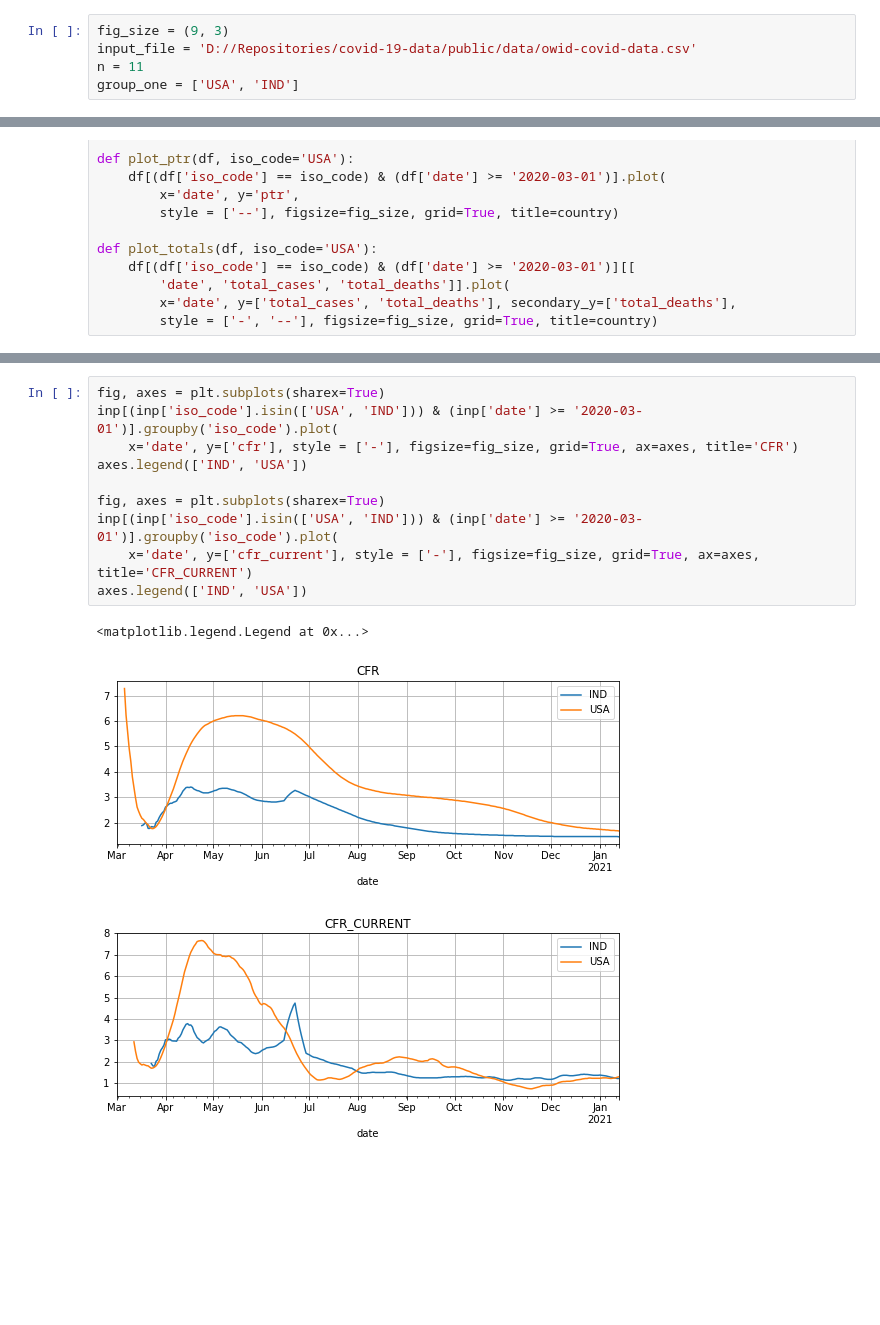
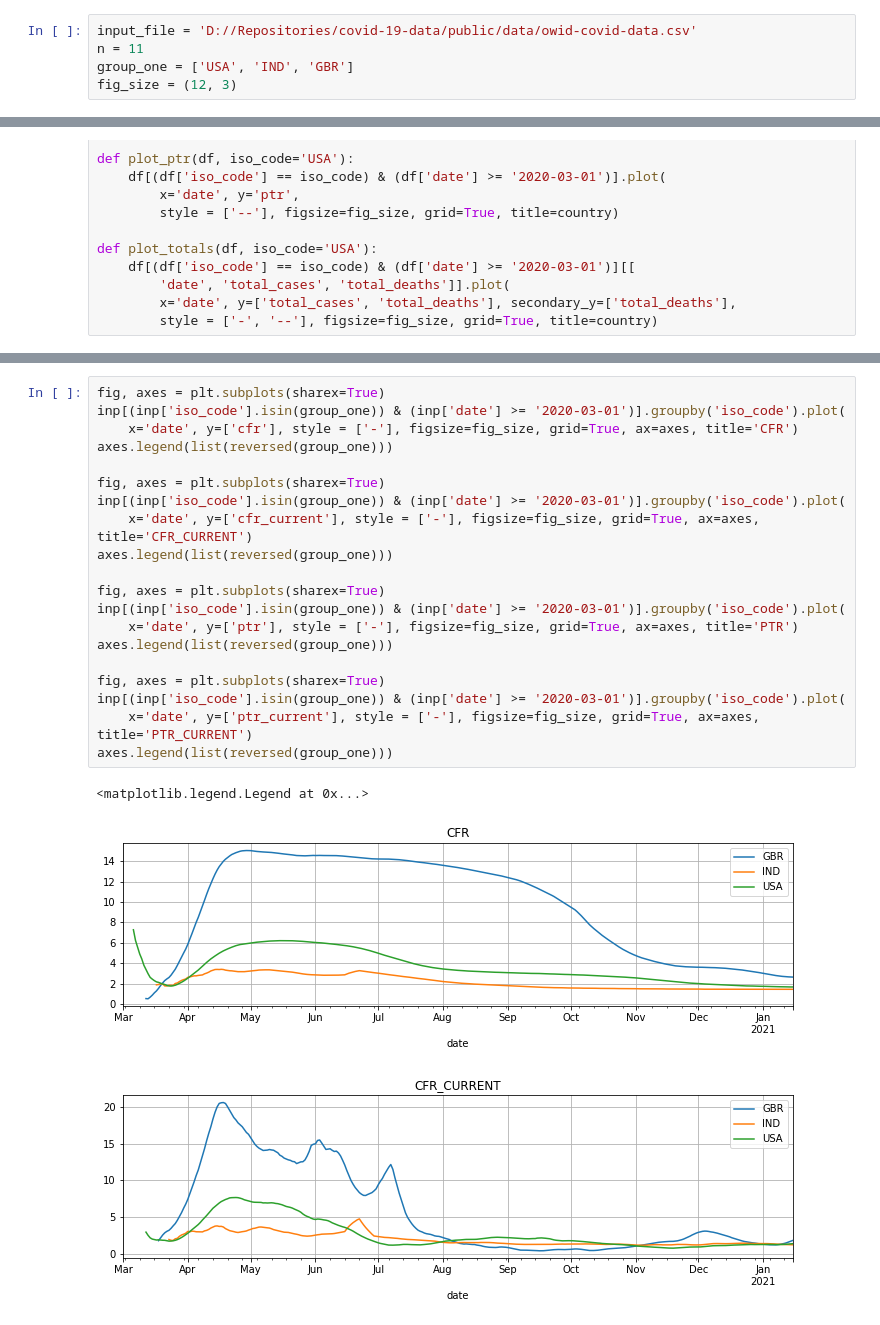
Before and after one commit to bamage00/notebooks, a Jupyter notebook: covid.ipynb, the cells around one changed output, grey strips where cells are left out. Saved outputs shown, nothing was run; the diff lists cells and outputs as text; blank space fills up the shorter version.

```diff
--- a/covid.ipynb
+++ b/covid.ipynb
@@ -6,10 +6,10 @@ from datetime import datetime
 
 plt.rcParams.update({'figure.max_open_warning': 0})
 # %%
-fig_size = (9, 3)
 input_file = 'D://Repositories/covid-19-data/public/data/owid-covid-data.csv'
 n = 11
-group_one = ['USA', 'IND']
+group_one = ['USA', 'IND', 'GBR']
+fig_size = (12, 3)
 # %%
 inp = pd.read_csv(input_file)
 inp['daily_tests'] = inp['new_tests'].rolling(7).mean()
@@ -186,14 +188,24 @@ axes.legend(['IND', 'USA'])
 # %%
 fig, axes = plt.subplots(sharex=True)
-inp[(inp['iso_code'].isin(['USA', 'IND'])) & (inp['date'] >= '2020-03-01')].groupby('iso_code').plot(
+inp[(inp['iso_code'].isin(group_one)) & (inp['date'] >= '2020-03-01')].groupby('iso_code').plot(
     x='date', y=['cfr'], style = ['-'], figsize=fig_size, grid=True, ax=axes, title='CFR')
-axes.legend(['IND', 'USA'])
+axes.legend(list(reversed(group_one)))
 
 fig, axes = plt.subplots(sharex=True)
-inp[(inp['iso_code'].isin(['USA', 'IND'])) & (inp['date'] >= '2020-03-01')].groupby('iso_code').plot(
+inp[(inp['iso_code'].isin(group_one)) & (inp['date'] >= '2020-03-01')].groupby('iso_code').plot(
     x='date', y=['cfr_current'], style = ['-'], figsize=fig_size, grid=True, ax=axes, title='CFR_CURRENT')
-axes.legend(['IND', 'USA'])
+axes.legend(list(reversed(group_one)))
+
+fig, axes = plt.subplots(sharex=True)
+inp[(inp['iso_code'].isin(group_one)) & (inp['date'] >= '2020-03-01')].groupby('iso_code').plot(
+    x='date', y=['ptr'], style = ['-'], figsize=fig_size, grid=True, ax=axes, title='PTR')
+axes.legend(list(reversed(group_one)))
+
+fig, axes = plt.subplots(sharex=True)
+inp[(inp['iso_code'].isin(group_one)) & (inp['date'] >= '2020-03-01')].groupby('iso_code').plot(
+    x='date', y=['ptr_current'], style = ['-'], figsize=fig_size, grid=True, ax=axes, title='PTR_CURRENT')
+axes.legend(list(reversed(group_one)))
 # %% [output]
 <matplotlib.legend.Legend at 0x...>
-[figure, old version]
+[figure, new version]
-[figure, old version]
+[figure, new version]
```
Also changed, not shown: parts of 9 cells of this notebook, 1 other file.
